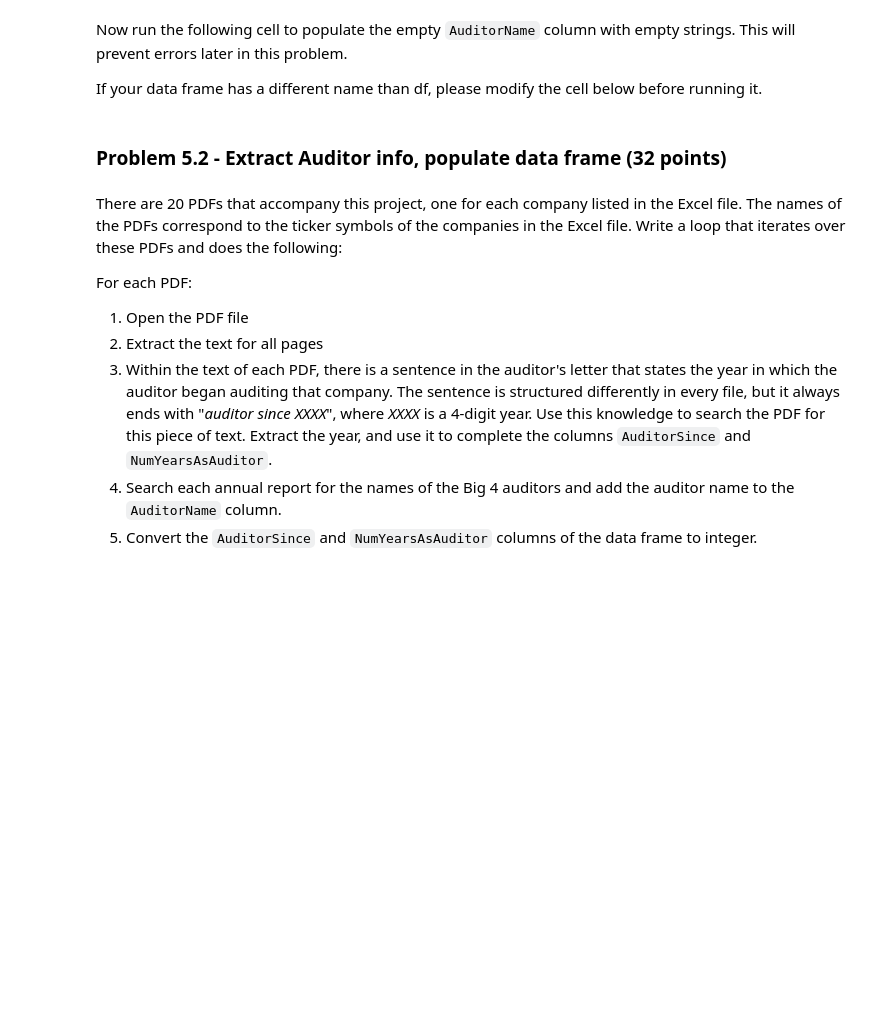
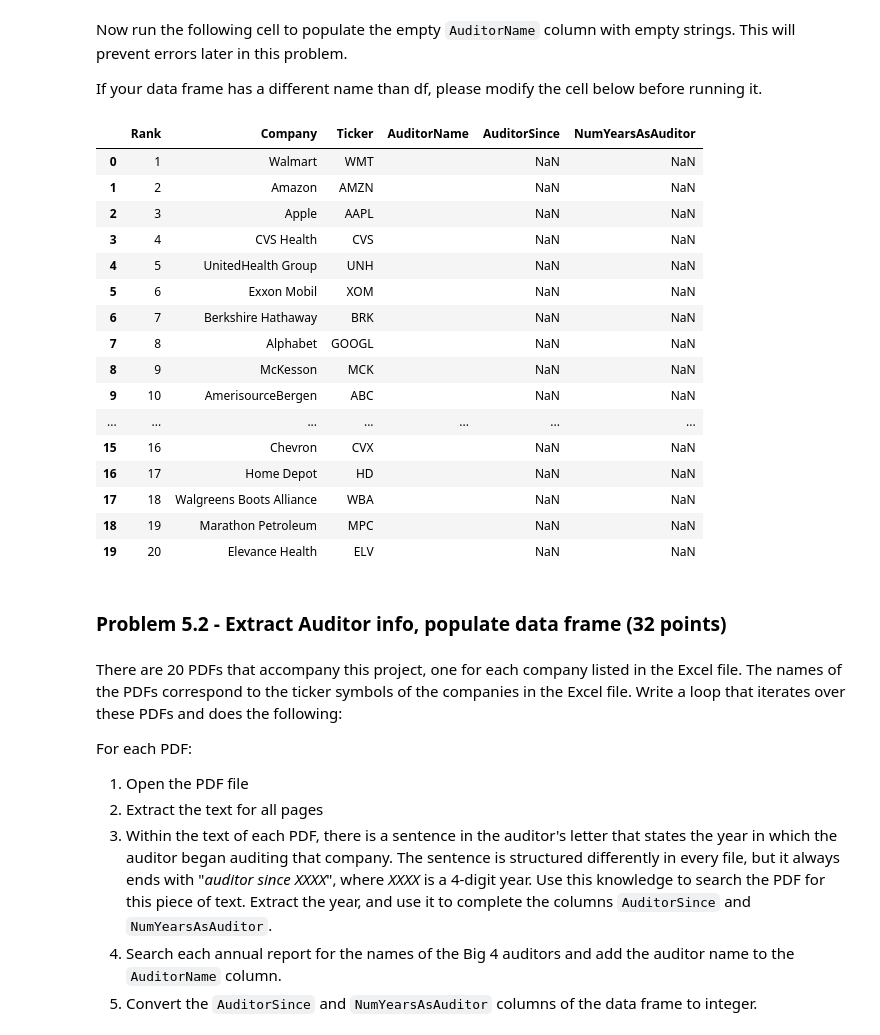
Before and after one commit to Constantine3/FinancialReportAnalysis, a Jupyter notebook: ACCY 570 Final Project (Fall 2022).ipynb, the cells around one changed output. Cells and saved outputs as stored; diff of their text form; code cells hidden in the pictures; blank space fills up the shorter version.

```diff
--- a/ACCY 570 Final Project (Fall 2022).ipynb
+++ b/ACCY 570 Final Project (Fall 2022).ipynb
@@ -951,6 +971,25 @@ Now run the following cell to populate the empty `AuditorName` column with empty
 If your data frame has a different name than df, please modify the cell below before running it.
 # %%
 df['AuditorName'] = ''
+df
+# %% [output]
+|  | Rank | Company | Ticker | AuditorName | AuditorSince | NumYearsAsAuditor |
+| 0 | 1 | Walmart | WMT |  | NaN | NaN |
+| 1 | 2 | Amazon | AMZN |  | NaN | NaN |
+| 2 | 3 | Apple | AAPL |  | NaN | NaN |
+| 3 | 4 | CVS Health | CVS |  | NaN | NaN |
+| 4 | 5 | UnitedHealth Group | UNH |  | NaN | NaN |
+| 5 | 6 | Exxon Mobil | XOM |  | NaN | NaN |
+| 6 | 7 | Berkshire Hathaway | BRK |  | NaN | NaN |
+| 7 | 8 | Alphabet | GOOGL |  | NaN | NaN |
+| 8 | 9 | McKesson | MCK |  | NaN | NaN |
+| 9 | 10 | AmerisourceBergen | ABC |  | NaN | NaN |
+| ... | ... | ... | ... | ... | ... | ... |
+| 15 | 16 | Chevron | CVX |  | NaN | NaN |
+| 16 | 17 | Home Depot | HD |  | NaN | NaN |
+| 17 | 18 | Walgreens Boots Alliance | WBA |  | NaN | NaN |
+| 18 | 19 | Marathon Petroleum | MPC |  | NaN | NaN |
+| 19 | 20 | Elevance Health | ELV |  | NaN | NaN |
 # %% [markdown]
 ### Problem 5.2 - Extract Auditor info, populate data frame (32 points)
 # %% [markdown]
```
Also changed, not shown: parts of 4 cells of this notebook.
